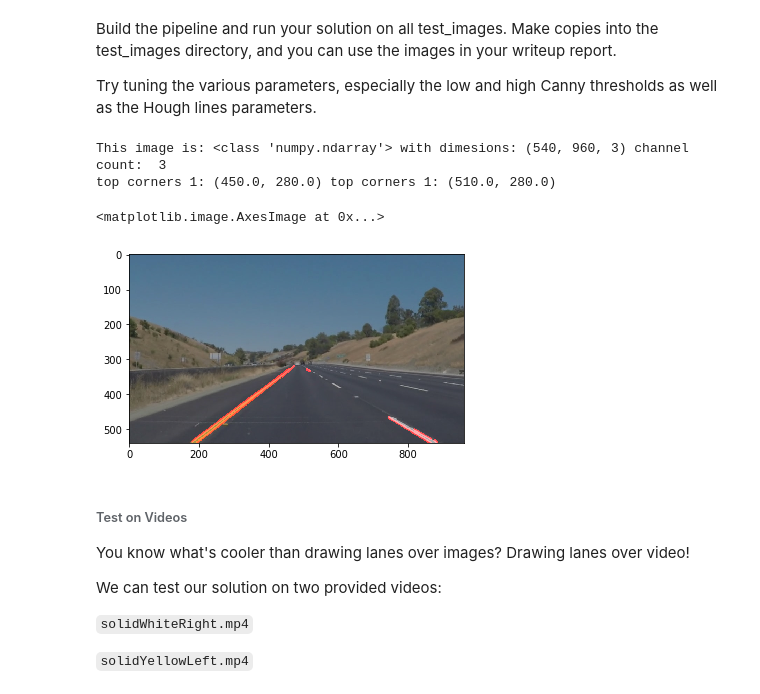
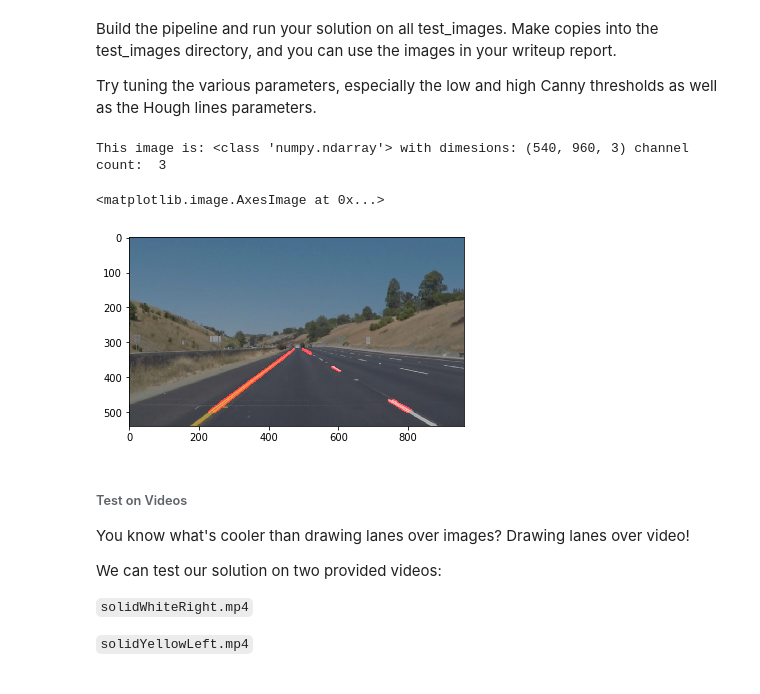
Before and after one commit to nitinawa/CarND-LaneLines-P1-Submission, a Jupyter notebook: P1.ipynb, the cells around one changed output. Cells and saved outputs as stored; diff of their text form; code cells hidden in the pictures.

```diff
--- a/P1.ipynb
+++ b/P1.ipynb
@@ -248,40 +248,39 @@ Try tuning the various parameters, especially the low and high Canny thresholds
 #image = mpimg.imread('test_images/solidYellowCurve.jpg')
 #image = mpimg.imread('test_images/solidYellowCurve2.jpg')
 #image = mpimg.imread('test_images/solidYellowLeft.jpg')
 image = mpimg.imread('test_images/whiteCarLaneSwitch.jpg')
 print('This image is:', type(image), 'with dimesions:', image.shape, 'channel count: ', image.shape[2])
 
 gray = grayscale(image)
+
 kernel_size = 3 # Must be an odd number (3, 5, 7...)
 blur_gray = gaussian_blur(gray, kernel_size)
 
 low_threshold = 50
 high_threshold = 150
 edges = canny(blur_gray, low_threshold, high_threshold)
 
 imshape = image.shape
-vertices = np.array([[(0,imshape[0]),(imshape[1]*15/32, imshape[0]*16/27), (imshape[1]*17/32, imshape[0]*16/27), (imshape[1],imshape[0])]], dtype=np.int32)
-#vertices = np.array([[(0,imshape[0]),(imshape[1]*15/32, imshape[0]*14/27), (imshape[1]*17/32, imshape[0]*14/27), (imshape[1],imshape[0])]], dtype=np.int32)
+#vertices = np.array([[(0,imshape[0]),(imshape[1]*15/32, imshape[0]*16/27), (imshape[1]*17/32, imshape[0]*16/27), (imshape[1],imshape[0])]], dtype=np.int32)
+# for challenge.mp4
+vertices = np.array([[(0,imshape[0]*25/27),(imshape[1]*15/32, imshape[0]*16/27), (imshape[1]*17/32, imshape[0]*16/27), (imshape[1],imshape[0]*25/27)]], dtype=np.int32)
 masked_edges = region_of_interest(edges, vertices)
-print('top corners 1:', (imshape[1]*15/32, imshape[0]*14/27), 'top corners 1:', (imshape[1]*17/32, imshape[0]*14/27))
+#print('top corners 1:', (imshape[1]*15/32, imshape[0]*14/27), 'top corners 1:', (imshape[1]*17/32, imshape[0]*14/27))
 
 rho = 2
 theta = np.pi/180
 threshold = 50 #40 #35 #25 #15
 min_line_length = 7 #10 #40
 max_line_gap = 5 #20
 line_image =hough_lines(masked_edges, rho, theta, threshold, min_line_length, max_line_gap)
 
 result = weighted_img(line_image, image, 0.7, 20, 0)
-#color_edges = np.dstack((edges, edges, edges))
-#lines_edges = weighted_img(line_image, color_edges, 0.8, 1, 0)
 
 plt.imshow(result)
 # %% [output]
 This image is: <class 'numpy.ndarray'> with dimesions: (540, 960, 3) channel count:  3
-top corners 1: (450.0, 280.0) top corners 1: (510.0, 280.0)
 <matplotlib.image.AxesImage at 0x...>
-[figure, old version]
+[figure, new version]
 # %% [markdown]
 ###### Test on Videos
 
```
Also changed, not shown: 1 other file.
